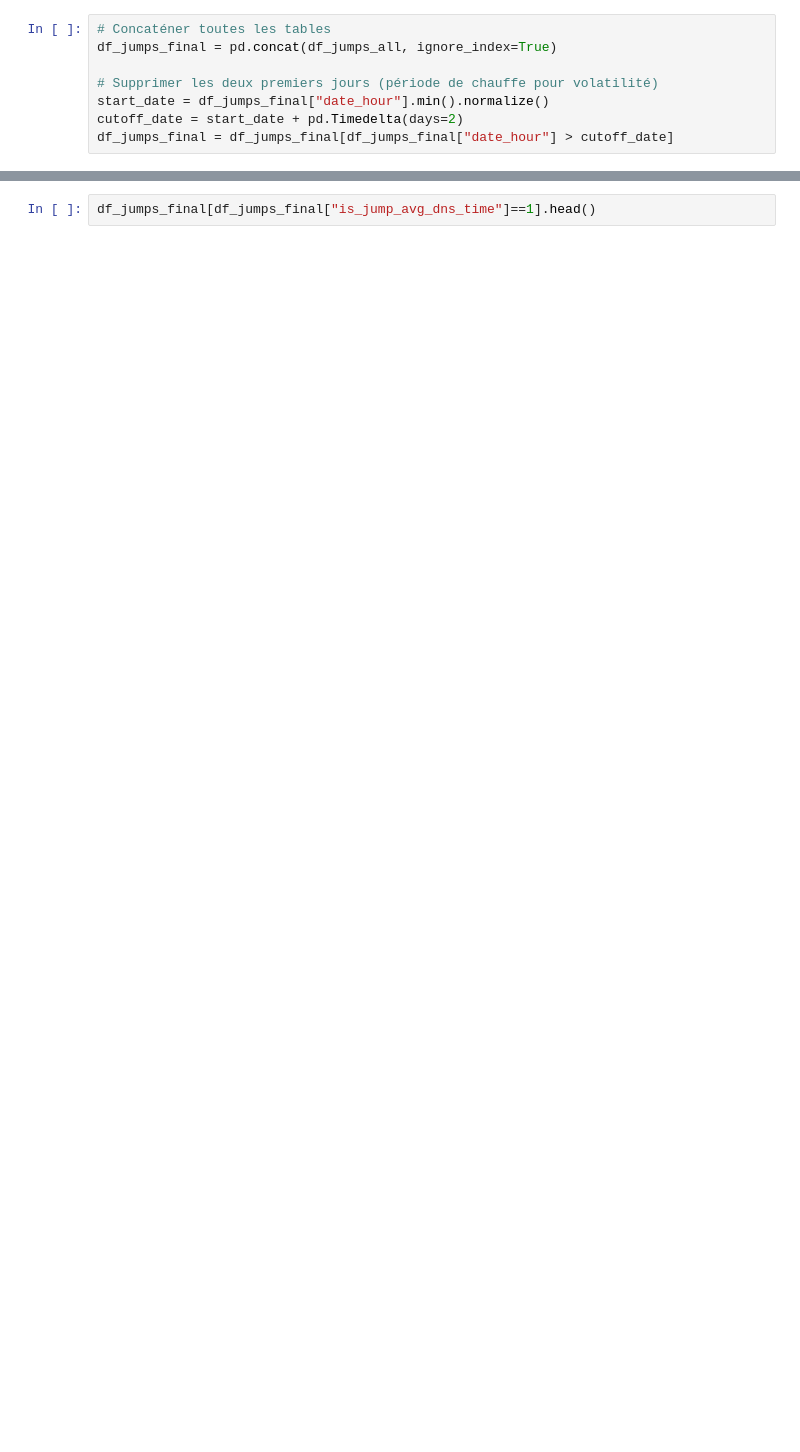
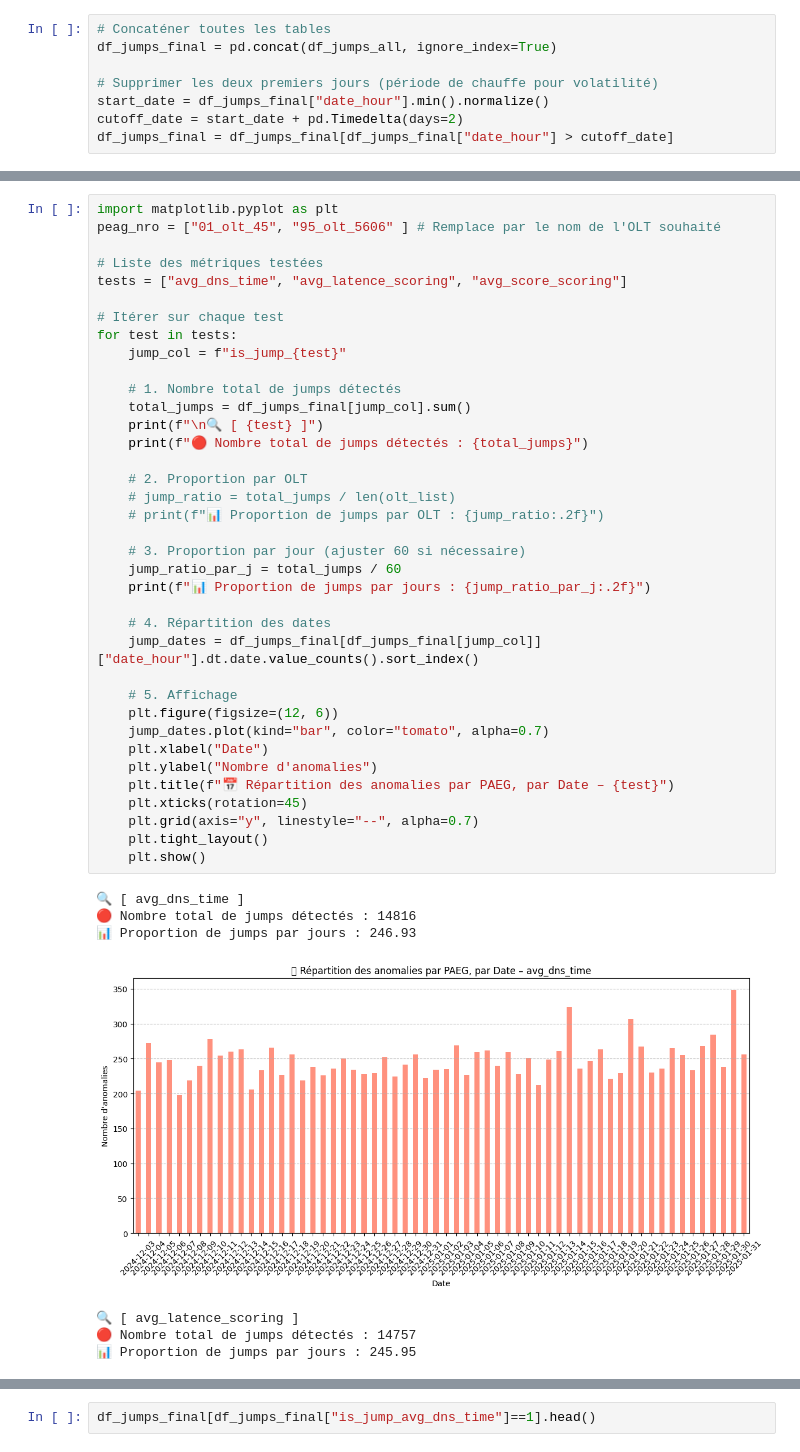
Before and after one commit to lucasvazelle/nexialog_challlenge, a Jupyter notebook: etape4_model_sans_ml.ipynb, the cells around one changed output, grey strips where cells are left out. Drawn from its saved outputs; the diff is of its cells as text; blank space fills up the shorter version.

```diff
--- a/etape4_model_sans_ml.ipynb
+++ b/etape4_model_sans_ml.ipynb
@@ -283,0 +386,45 @@ for test in tests:
+# %%
+import matplotlib.pyplot as plt
+peag_nro = ["01_olt_45", "95_olt_5606" ] # Remplace par le nom de l'OLT souhaité
+
+# Liste des métriques testées
+tests = ["avg_dns_time", "avg_latence_scoring", "avg_score_scoring"]
+
+# Itérer sur chaque test
+for test in tests:
+    jump_col = f"is_jump_{test}"
+
+    # 1. Nombre total de jumps détectés
+    total_jumps = df_jumps_final[jump_col].sum()
+    print(f"\n🔍 [ {test} ]")
+    print(f"🔴 Nombre total de jumps détectés : {total_jumps}")
+
+    # 2. Proportion par OLT
+    # jump_ratio = total_jumps / len(olt_list)
+    # print(f"📊 Proportion de jumps par OLT : {jump_ratio:.2f}")
+
+    # 3. Proportion par jour (ajuster 60 si nécessaire)
+    jump_ratio_par_j = total_jumps / 60
+    print(f"📊 Proportion de jumps par jours : {jump_ratio_par_j:.2f}")
+
+    # 4. Répartition des dates
+    jump_dates = df_jumps_final[df_jumps_final[jump_col]]["date_hour"].dt.date.value_counts().sort_index()
+
+    # 5. Affichage
+    plt.figure(figsize=(12, 6))
+    jump_dates.plot(kind="bar", color="tomato", alpha=0.7)
+    plt.xlabel("Date")
+    plt.ylabel("Nombre d'anomalies")
+    plt.title(f"📅 Répartition des anomalies par PAEG, par Date – {test}")
+    plt.xticks(rotation=45)
+    plt.grid(axis="y", linestyle="--", alpha=0.7)
+    plt.tight_layout()
+    plt.show()
+# %% [output]
+🔍 [ avg_dns_time ]
+🔴 Nombre total de jumps détectés : 14816
+📊 Proportion de jumps par jours : 246.93
+[figure, added]
+🔍 [ avg_latence_scoring ]
+🔴 Nombre total de jumps détectés : 14757
+📊 Proportion de jumps par jours : 245.95
```
Also changed, not shown: parts of 17 cells of this notebook.
